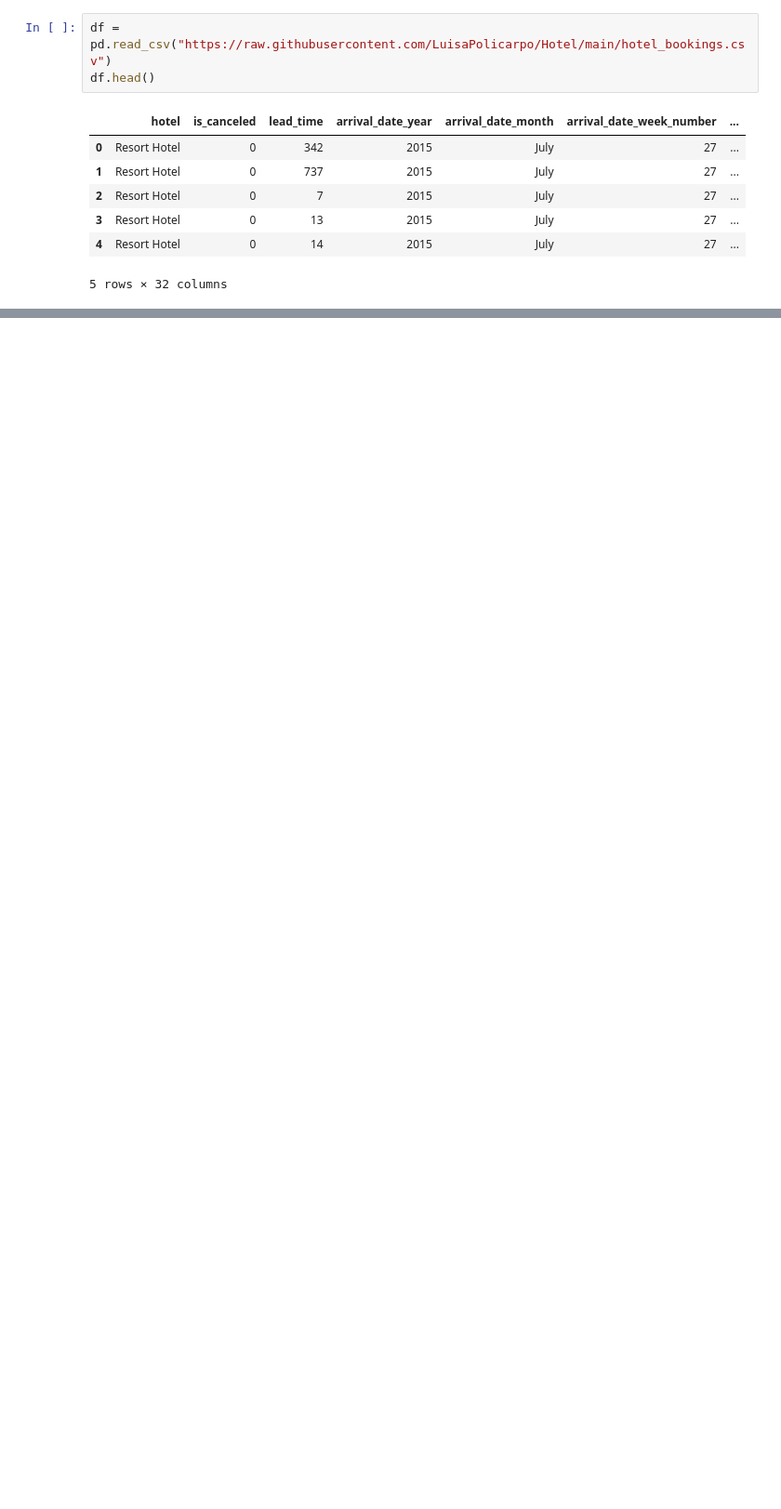
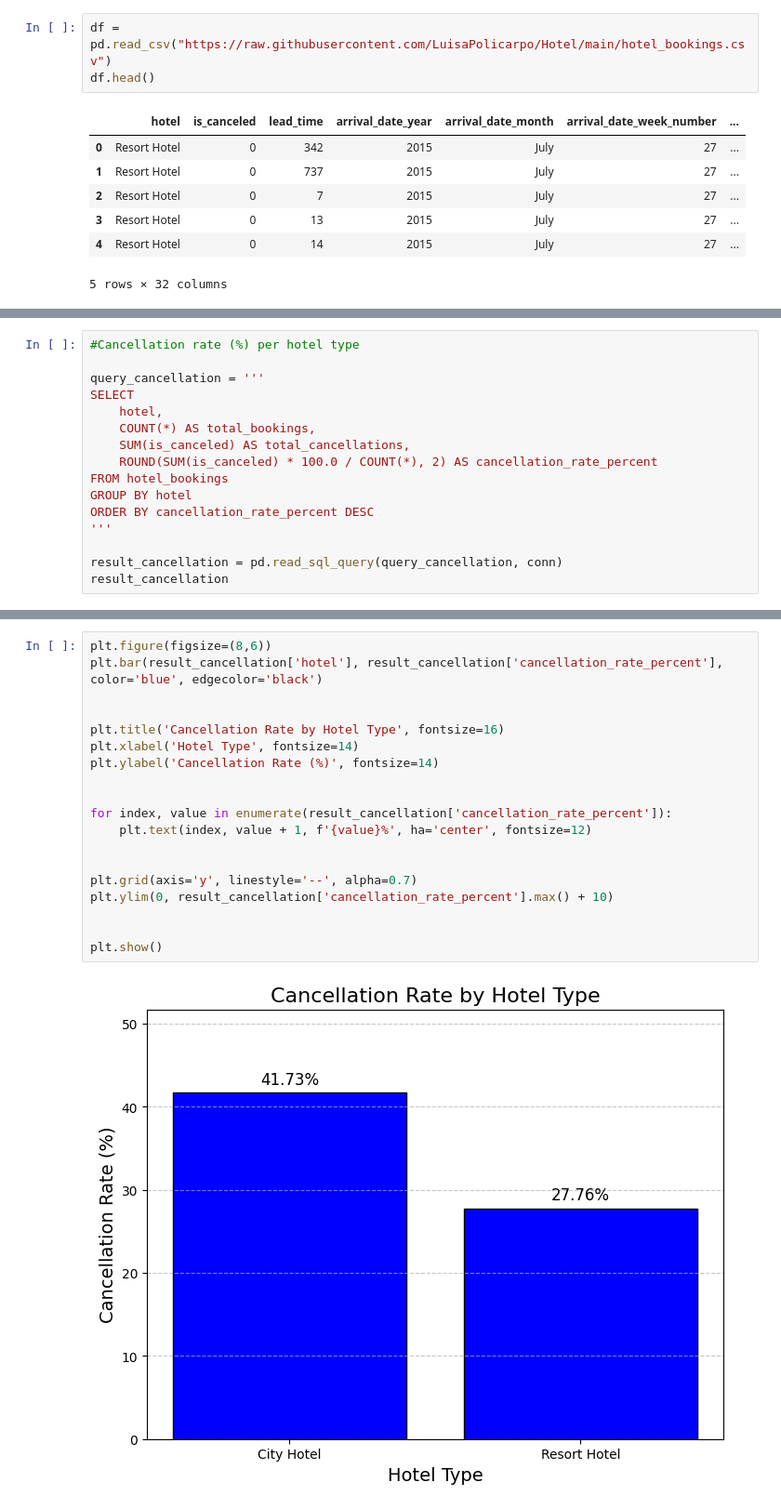
Before and after one commit to LuisaPolicarpo/Hotel, a Jupyter notebook: Hotel.ipynb, the cells around one changed output, grey strips where cells are left out. Shown at 93% size. Saved outputs shown, nothing was run; the diff lists cells and outputs as text; blank space fills up the shorter version.

```diff
--- a/Hotel.ipynb
+++ b/Hotel.ipynb
@@ -30,0 +274,16 @@ df.head()
+# %%
+#Cancellation rate (%) per hotel type
+
+query_cancellation = '''
+SELECT
+    hotel,
+    COUNT(*) AS total_bookings,
+    SUM(is_canceled) AS total_cancellations,
+    ROUND(SUM(is_canceled) * 100.0 / COUNT(*), 2) AS cancellation_rate_percent
+FROM hotel_bookings
+GROUP BY hotel
+ORDER BY cancellation_rate_percent DESC
+'''
+
+result_cancellation = pd.read_sql_query(query_cancellation, conn)
+result_cancellation
@@ -30,0 +294,21 @@ df.head()
+# %%
+plt.figure(figsize=(8,6))
+plt.bar(result_cancellation['hotel'], result_cancellation['cancellation_rate_percent'], color='blue', edgecolor='black')
+
+
+plt.title('Cancellation Rate by Hotel Type', fontsize=16)
+plt.xlabel('Hotel Type', fontsize=14)
+plt.ylabel('Cancellation Rate (%)', fontsize=14)
+
+
+for index, value in enumerate(result_cancellation['cancellation_rate_percent']):
+    plt.text(index, value + 1, f'{value}%', ha='center', fontsize=12)
+
+
+plt.grid(axis='y', linestyle='--', alpha=0.7)
+plt.ylim(0, result_cancellation['cancellation_rate_percent'].max() + 10)
+
+
+plt.show()
+# %% [output]
+[figure, added]
```
Also changed, not shown: parts of 25 cells of this notebook.
